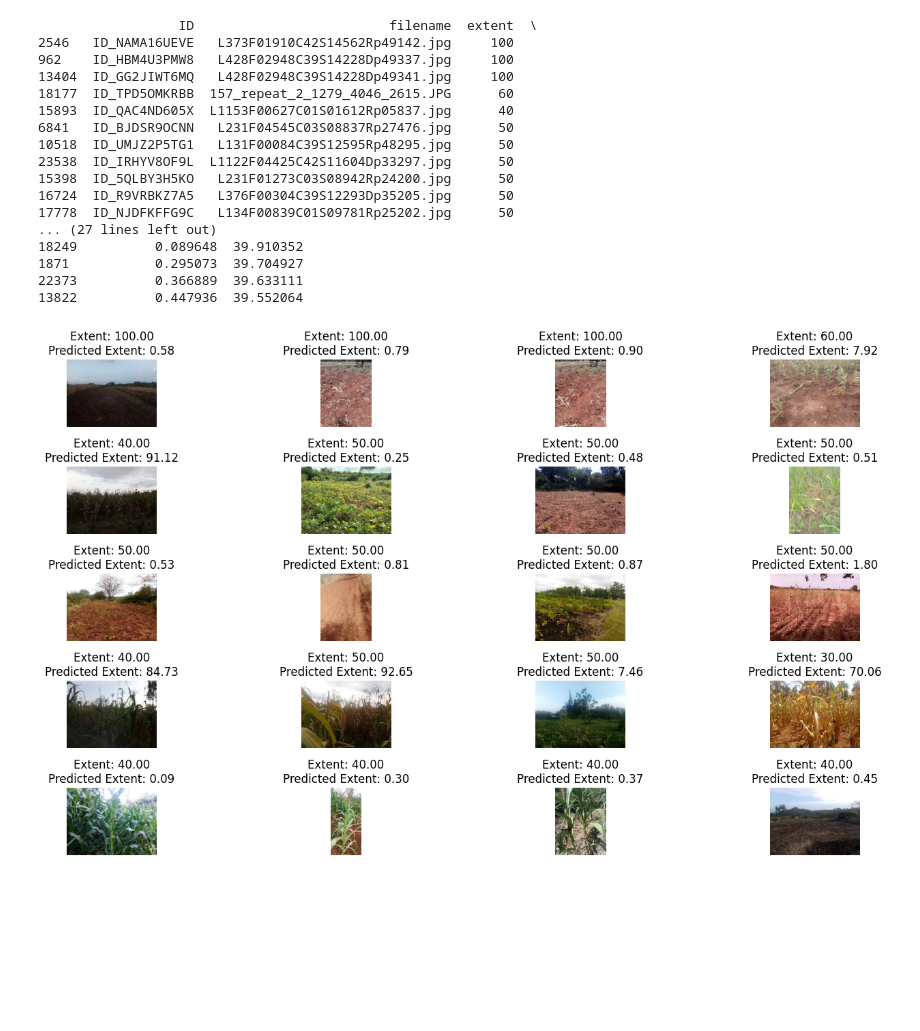
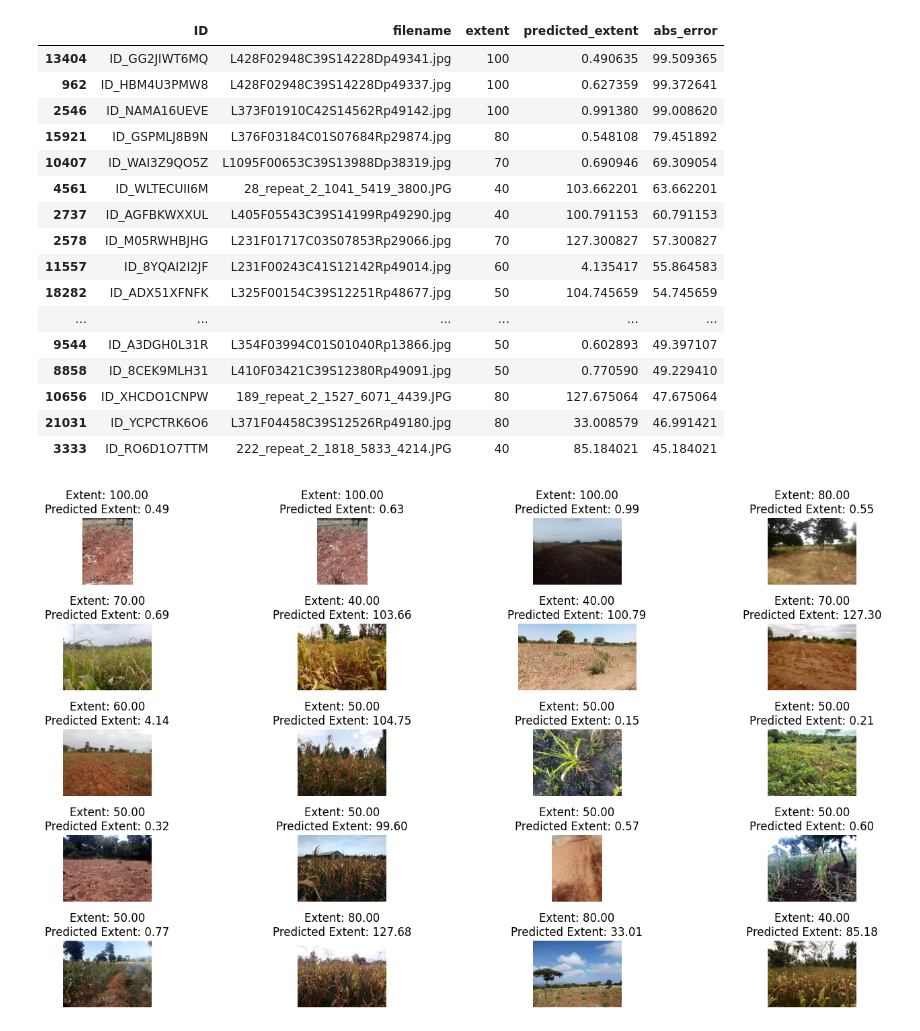
Before and after one commit to ArnolFokam/CGIAR-Zindi, a Jupyter notebook: analyse_predictions.ipynb, the cells around one changed output. Drawn from its saved outputs; the diff is of its cells as text; code cells hidden in the pictures; blank space fills up the shorter version.

```diff
--- a/analyse_predictions.ipynb
+++ b/analyse_predictions.ipynb
@@ -10,7 +10,7 @@ sys.path.append('.')
 from cgiar.utils import get_dir
 # %%
 data_dir = get_dir('data/')
-artifacts = get_dir('solutions/v1/#1/')
+artifacts = get_dir('solutions/v5/#2/')
 # %%
 df = pd.read_csv(artifacts / "train_predictions.csv")
 # %%
@@ -67,50 +67,50 @@ plt.show()
 # Display cases with highest errors
 num_top_errors = 20
 top_error_cases = df.nlargest(num_top_errors, 'abs_error')
-print(top_error_cases[['ID', 'filename', 'extent', 'predicted_extent', 'abs_error']])
+display(top_error_cases[['ID', 'filename', 'extent', 'predicted_extent', 'abs_error']])
 
 # Create subplots
 fig, axes = plt.subplots(num_top_errors // 4, 4, figsize=(15, 8))
 axes = axes.ravel()
 
 i = 0
 for _, row in top_error_cases.iterrows():
     img_id = row['ID']
     extent = row['extent']
     growth_stage = row['growth_stage']
 
     predicted_extent = row['predicted_extent']
 
     # Load and display the image
     img = load_image(img_id)
 
     # Display the image with title containing extent and predicted extent
     axes[i].imshow(img)
     axes[i].set_title(f'Extent: {extent:.2f}\nPredicted Extent: {predicted_extent:.2f}')
     axes[i].axis('off')
 
     i += 1
 
 # Adjust subplot layout
 plt.tight_layout()
 plt.show()
 # %% [output]
-                  ID                         filename  extent  \
-2546   ID_NAMA16UEVE   L373F01910C42S14562Rp49142.jpg     100
-962    ID_HBM4U3PMW8   L428F02948C39S14228Dp49337.jpg     100
-13404  ID_GG2JIWT6MQ   L428F02948C39S14228Dp49341.jpg     100
-18177  ID_TPD5OMKRBB  157_repeat_2_1279_4046_2615.JPG      60
-15893  ID_QAC4ND605X  L1153F00627C01S01612Rp05837.jpg      40
-6841   ID_BJDSR9OCNN   L231F04545C03S08837Rp27476.jpg      50
-10518  ID_UMJZ2P5TG1   L131F00084C39S12595Rp48295.jpg      50
-23538  ID_IRHYV8OF9L  L1122F04425C42S11604Dp33297.jpg      50
-15398  ID_5QLBY3H5KO   L231F01273C03S08942Rp24200.jpg      50
-16724  ID_R9VRBKZ7A5   L376F00304C39S12293Dp35205.jpg      50
-17778  ID_NJDFKFFG9C   L134F00839C01S09781Rp25202.jpg      50
-... (27 lines left out)
-18249          0.089648  39.910352
-1871           0.295073  39.704927
-22373          0.366889  39.633111
-13822          0.447936  39.552064
+|  | ID | filename | extent | predicted_extent | abs_error |
+| 13404 | ID_GG2JIWT6MQ | L428F02948C39S14228Dp49341.jpg | 100 | 0.490635 | 99.509365 |
+| 962 | ID_HBM4U3PMW8 | L428F02948C39S14228Dp49337.jpg | 100 | 0.627359 | 99.372641 |
+| 2546 | ID_NAMA16UEVE | L373F01910C42S14562Rp49142.jpg | 100 | 0.991380 | 99.008620 |
+| 15921 | ID_GSPMLJ8B9N | L376F03184C01S07684Rp29874.jpg | 80 | 0.548108 | 79.451892 |
+| 10407 | ID_WAI3Z9QO5Z | L1095F00653C39S13988Dp38319.jpg | 70 | 0.690946 | 69.309054 |
+| 4561 | ID_WLTECUII6M | 28_repeat_2_1041_5419_3800.JPG | 40 | 103.662201 | 63.662201 |
+| 2737 | ID_AGFBKWXXUL | L405F05543C39S14199Rp49290.jpg | 40 | 100.791153 | 60.791153 |
+| 2578 | ID_M05RWHBJHG | L231F01717C03S07853Rp29066.jpg | 70 | 127.300827 | 57.300827 |
+| 11557 | ID_8YQAI2I2JF | L231F00243C41S12142Rp49014.jpg | 60 | 4.135417 | 55.864583 |
+| 18282 | ID_ADX51XFNFK | L325F00154C39S12251Rp48677.jpg | 50 | 104.745659 | 54.745659 |
+| ... | ... | ... | ... | ... | ... |
+| 9544 | ID_A3DGH0L31R | L354F03994C01S01040Rp13866.jpg | 50 | 0.602893 | 49.397107 |
+| 8858 | ID_8CEK9MLH31 | L410F03421C39S12380Rp49091.jpg | 50 | 0.770590 | 49.229410 |
+| 10656 | ID_XHCDO1CNPW | 189_repeat_2_1527_6071_4439.JPG | 80 | 127.675064 | 47.675064 |
+| 21031 | ID_YCPCTRK6O6 | L371F04458C39S12526Rp49180.jpg | 80 | 33.008579 | 46.991421 |
+| 3333 | ID_RO6D1O7TTM | 222_repeat_2_1818_5833_4214.JPG | 40 | 85.184021 | 45.184021 |
-[figure, old version]
+[figure, new version]
 # %%
```
Also changed, not shown: parts of 10 cells of this notebook, 9 other files.
